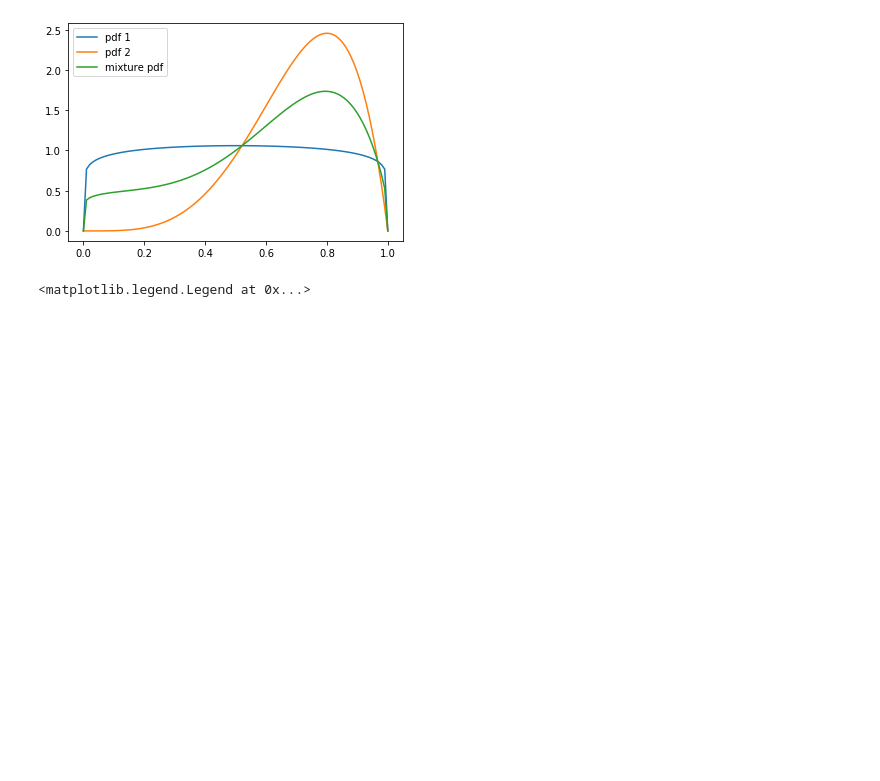
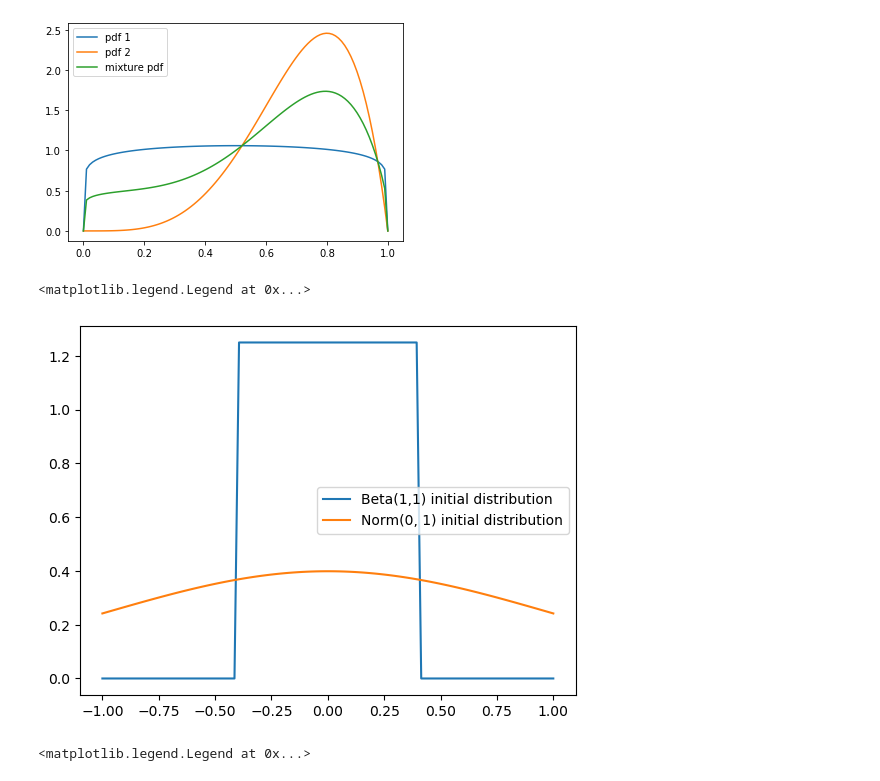
Before and after one commit to chloechsu/code-for-paper, a Jupyter notebook: analysis/Mixture Distribution Visualization.ipynb, the cells around one changed output. Drawn from its saved outputs; the diff is of its cells as text; code cells hidden in the pictures; blank space fills up the shorter version.

```diff
--- a/analysis/Mixture Distribution Visualization.ipynb
+++ b/analysis/Mixture Distribution Visualization.ipynb
@@ -160,6 +160,17 @@ plt.legend()
 # %% [output]
 <matplotlib.legend.Legend at 0x...>
 [figure]
+# %%
+rv = beta(a=1, b=1, scale=0.8, loc=-0.4)
+rv2 = norm(loc=0, scale=1)
+fig, ax = plt.subplots(1, 1)
+x = np.linspace(-1, 1, 100)
+plt.plot(x, rv.pdf(x), label='Beta(1,1) initial distribution')
+plt.plot(x, rv2.pdf(x), label='Norm(0, 1) initial distribution')
+plt.legend()
+# %% [output]
+<matplotlib.legend.Legend at 0x...>
+[figure, added]
 # %%
 rv = beta(a=1.1, b=1.1)
 rv2 = beta(a=5, b=1.5)
```
Also changed, not shown: 3 other files.
